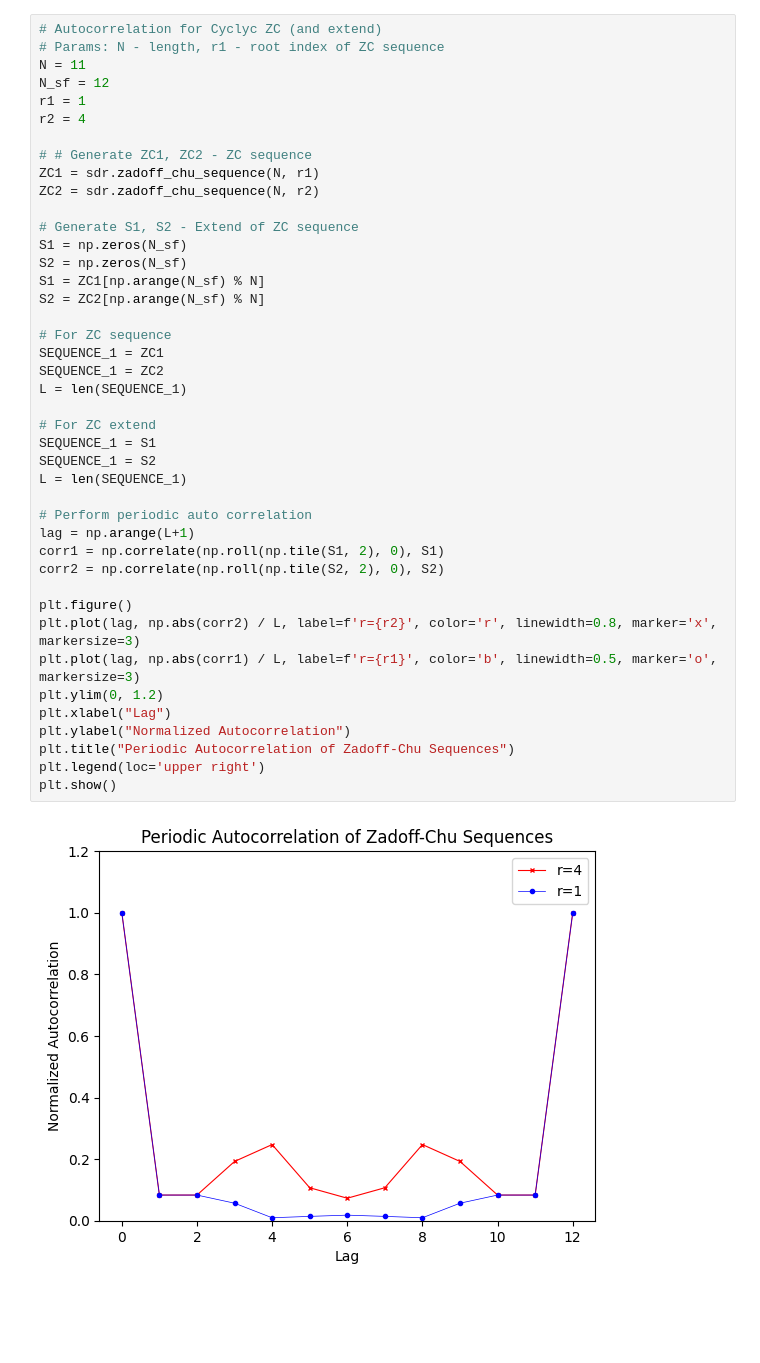
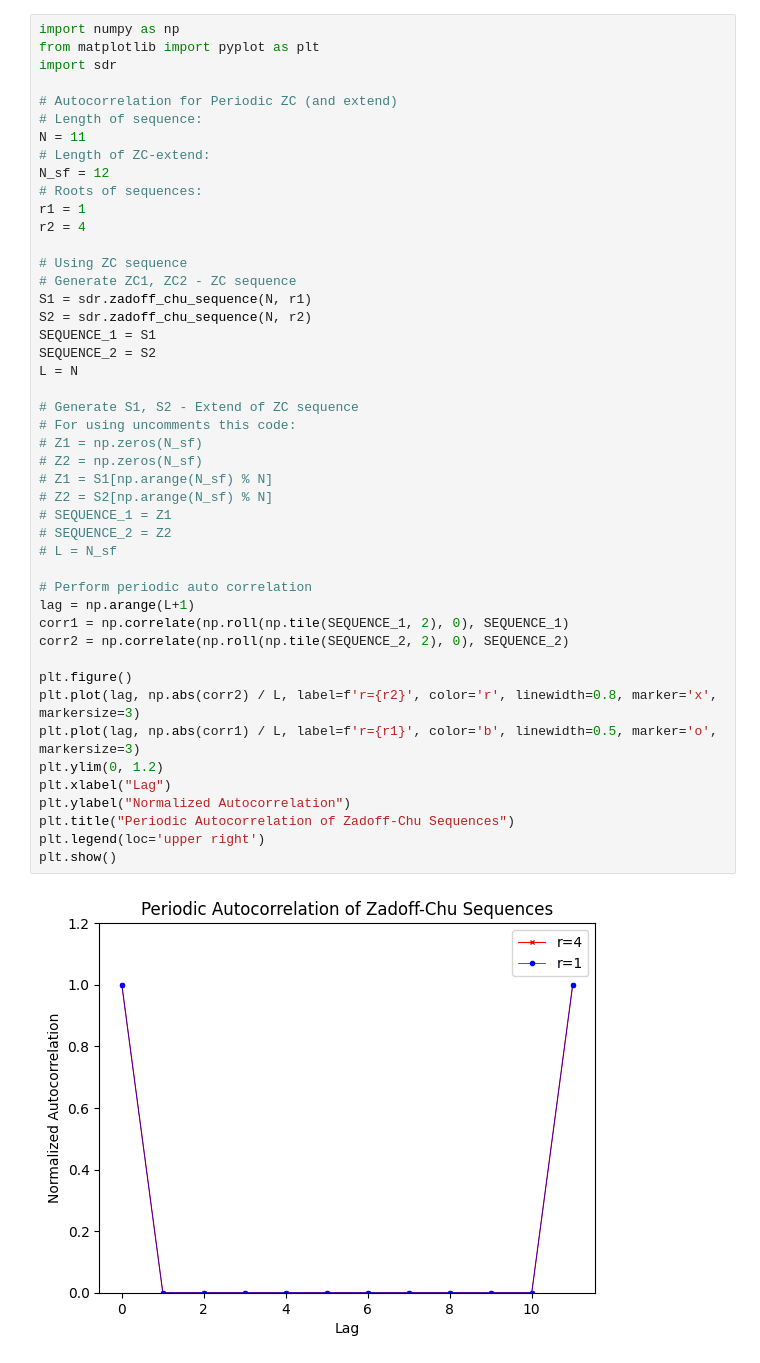
Before and after one commit to Danzo0l/py-laboratory, a Jupyter notebook: mMTC/zadoff-chu.ipynb, the cells around one changed output. Saved outputs shown, nothing was run; the diff lists cells and outputs as text; blank space fills up the shorter version.

```diff
--- a/mMTC/zadoff-chu.ipynb
+++ b/mMTC/zadoff-chu.ipynb
@@ -187,44 +199,48 @@ plt.show()
 # %%
-# Autocorrelation for Cyclyc ZC (and extend)
-# Params: N - length, r1 - root index of ZC sequence
+import numpy as np
+from matplotlib import pyplot as plt
+import sdr
+
+# Autocorrelation for Periodic ZC (and extend)
+# Length of sequence:
 N = 11
+# Length of ZC-extend:
 N_sf = 12
+# Roots of sequences:
 r1 = 1
 r2 = 4
 
-# # Generate ZC1, ZC2 - ZC sequence
-ZC1 = sdr.zadoff_chu_sequence(N, r1)
-ZC2 = sdr.zadoff_chu_sequence(N, r2)
+# Using ZC sequence
+# Generate ZC1, ZC2 - ZC sequence
+S1 = sdr.zadoff_chu_sequence(N, r1)
+S2 = sdr.zadoff_chu_sequence(N, r2)
+SEQUENCE_1 = S1
+SEQUENCE_2 = S2
+L = N
 
 # Generate S1, S2 - Extend of ZC sequence
-S1 = np.zeros(N_sf)
-S2 = np.zeros(N_sf)
-S1 = ZC1[np.arange(N_sf) % N]
-S2 = ZC2[np.arange(N_sf) % N]
-
-# For ZC sequence
-SEQUENCE_1 = ZC1
-SEQUENCE_1 = ZC2
-L = len(SEQUENCE_1)
-
-# For ZC extend
-SEQUENCE_1 = S1
-SEQUENCE_1 = S2
-L = len(SEQUENCE_1)
+# For using uncomments this code:
+# Z1 = np.zeros(N_sf)
+# Z2 = np.zeros(N_sf)
+# Z1 = S1[np.arange(N_sf) % N]
+# Z2 = S2[np.arange(N_sf) % N]
+# SEQUENCE_1 = Z1
+# SEQUENCE_2 = Z2
+# L = N_sf
 
 # Perform periodic auto correlation
 lag = np.arange(L+1)
-corr1 = np.correlate(np.roll(np.tile(S1, 2), 0), S1)
-corr2 = np.correlate(np.roll(np.tile(S2, 2), 0), S2)
+corr1 = np.correlate(np.roll(np.tile(SEQUENCE_1, 2), 0), SEQUENCE_1)
+corr2 = np.correlate(np.roll(np.tile(SEQUENCE_2, 2), 0), SEQUENCE_2)
 
 plt.figure()
 plt.plot(lag, np.abs(corr2) / L, label=f'r={r2}', color='r', linewidth=0.8, marker='x', markersize=3)
 plt.plot(lag, np.abs(corr1) / L, label=f'r={r1}', color='b', linewidth=0.5, marker='o', markersize=3)
 plt.ylim(0, 1.2)
 plt.xlabel("Lag")
 plt.ylabel("Normalized Autocorrelation")
 plt.title("Periodic Autocorrelation of Zadoff-Chu Sequences")
 plt.legend(loc='upper right')
 plt.show()
 # %% [output]
-[figure, old version]
+[figure, new version]
```
Also changed, not shown: parts of 9 cells of this notebook, 2 other files.
